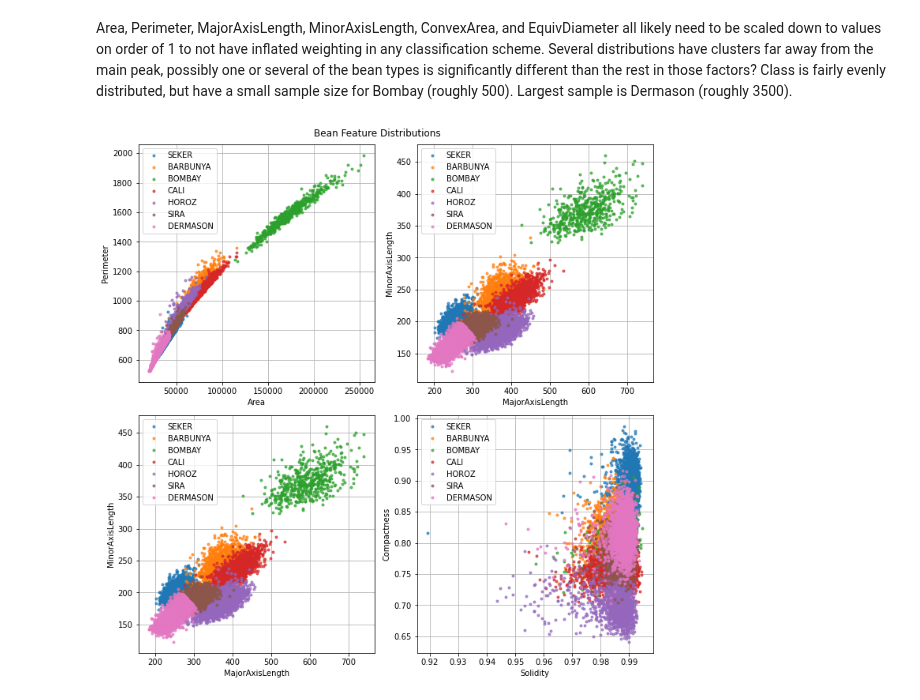
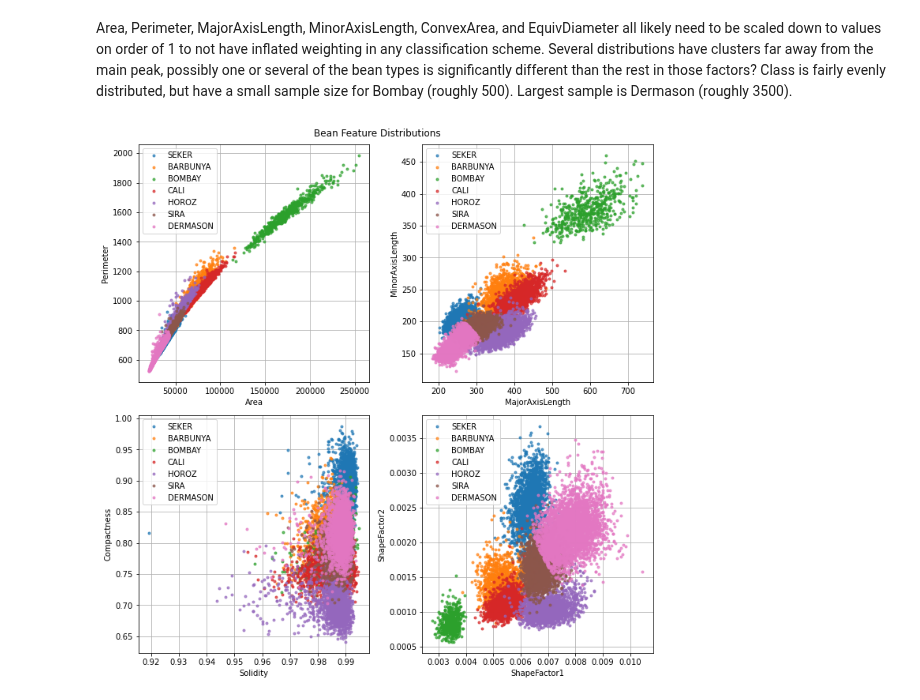
Before and after one commit to dougbrn/Towson, a Jupyter notebook: COSC757/assignment2/HW2_classification.ipynb, the cells around one changed output. Drawn from its saved outputs; the diff is of its cells as text; code cells hidden in the pictures.

```diff
--- a/COSC757/assignment2/HW2_classification.ipynb
+++ b/COSC757/assignment2/HW2_classification.ipynb
@@ -79,24 +79,25 @@ Area, Perimeter, MajorAxisLength, MinorAxisLength, ConvexArea, and EquivDiameter
 # %%
 #See the distribution of each bean type for a few features
 
 fig, ax = plt.subplots(2,2,figsize=(10,10))
 
 beans = bean_df['Class'].unique()
 grouped_df = bean_df.groupby('Class')
 
 comps = [('Area','Perimeter'),('MajorAxisLength','MinorAxisLength'),('Solidity','Compactness'),('ShapeFactor1','ShapeFactor2')]
-
+count=0
 for i, col in enumerate(ax):
     for j, row in enumerate(col):
         for bean in beans:
             group_df = grouped_df.get_group(bean)
-            comp = comps[i+j]
+            comp = comps[count]
             row.plot(group_df[comp[0]],group_df[comp[1]],'.',label=bean,alpha=0.7)
+        count+=1
         row.legend()
         row.grid()
         row.set_xlabel(comp[0])
         row.set_ylabel(comp[1])
 fig.suptitle('Bean Feature Distributions')
 plt.tight_layout()
 # %% [output]
-[figure, old version]
+[figure, new version]
```
